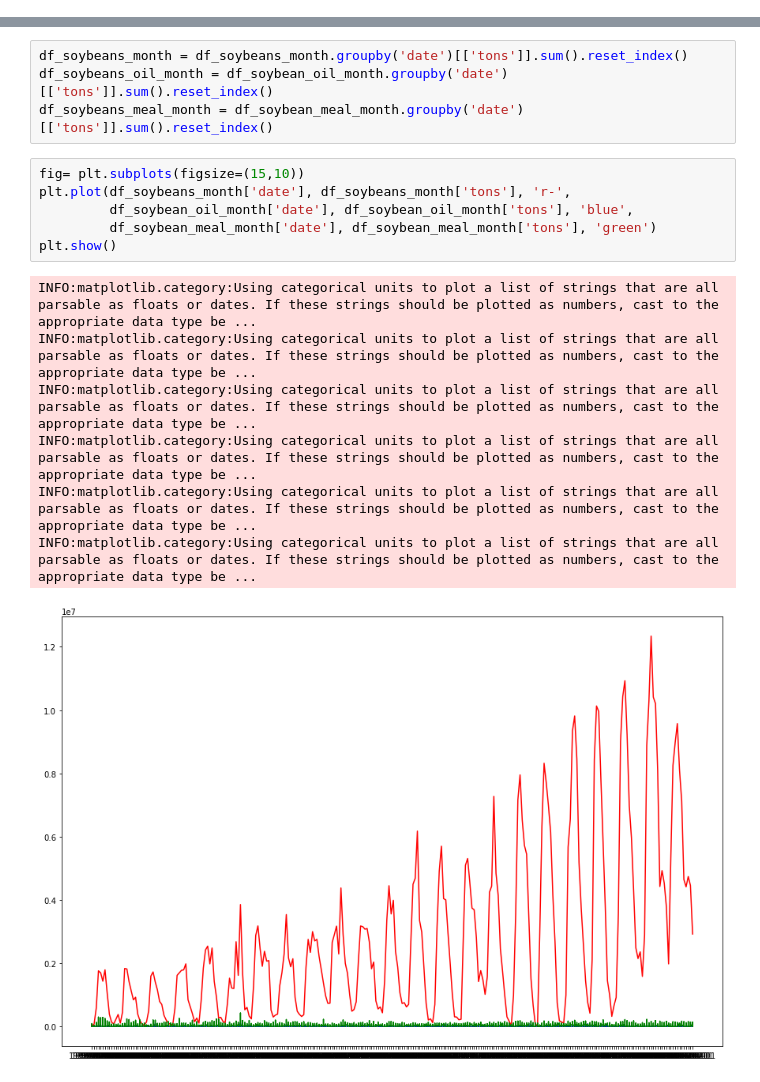
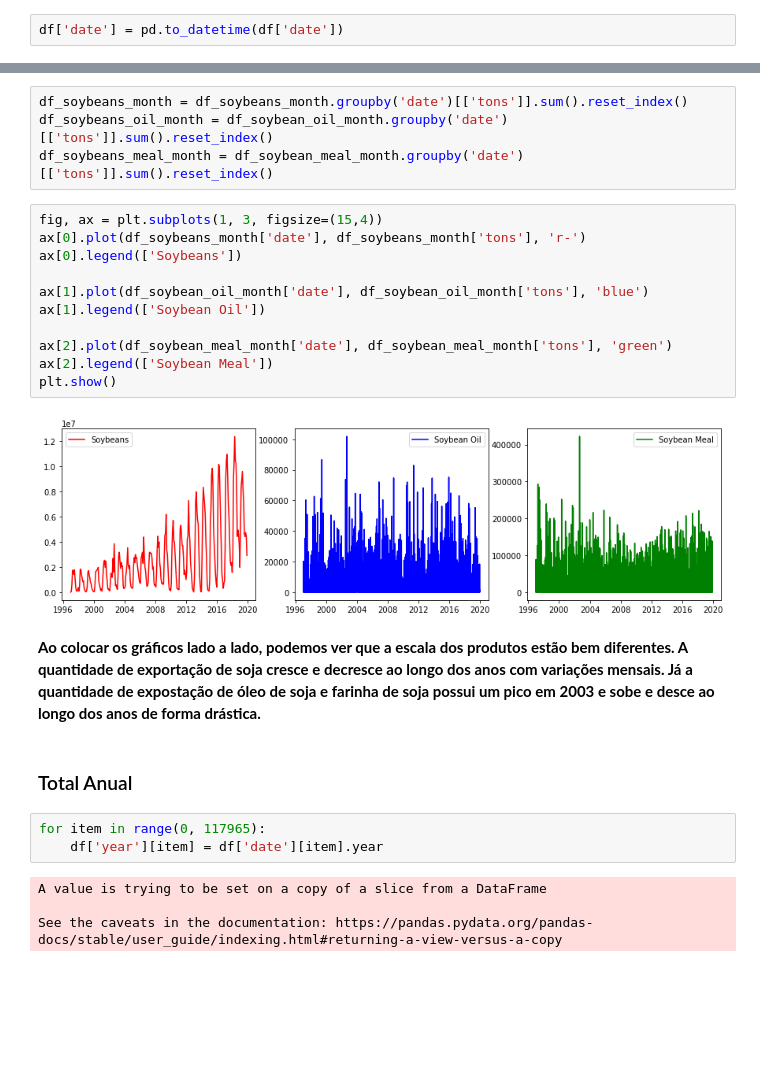
Before and after one commit to yguenka/4intelligence-Case, a Jupyter notebook: Data Analysis Skill Test.ipynb, the cells around one changed output, grey strips where cells are left out. Drawn from its saved outputs; the diff is of its cells as text; blank space fills up the shorter version.

```diff
--- a/Data Analysis Skill Test.ipynb
+++ b/Data Analysis Skill Test.ipynb
@@ -331,6 +333,8 @@ df
 | 117963 | 2019-12-01 | wheat | SP | Liberia | Export | Other | 0.025 | 50.0 |
 | 117964 | 2019-12-01 | wheat | SP | Marshall Islands | Export | Other | 0.010 | 85.0 |
 117965 rows × 8 columns
+# %%
+df['date'] = pd.to_datetime(df['date'])
 # %%
 df['product'].unique()
 # %% [output]
@@ -349,16 +355,26 @@ df_soybeans_month = df_soybeans_month.groupby('date')[['tons']].sum().reset_inde
 df_soybeans_oil_month = df_soybean_oil_month.groupby('date')[['tons']].sum().reset_index()
 df_soybeans_meal_month = df_soybean_meal_month.groupby('date')[['tons']].sum().reset_index()
 # %%
-fig= plt.subplots(figsize=(15,10))
-plt.plot(df_soybeans_month['date'], df_soybeans_month['tons'], 'r-',
-         df_soybean_oil_month['date'], df_soybean_oil_month['tons'], 'blue',
-         df_soybean_meal_month['date'], df_soybean_meal_month['tons'], 'green')
+fig, ax = plt.subplots(1, 3, figsize=(15,4))
+ax[0].plot(df_soybeans_month['date'], df_soybeans_month['tons'], 'r-')
+ax[0].legend(['Soybeans'])
+
+ax[1].plot(df_soybean_oil_month['date'], df_soybean_oil_month['tons'], 'blue')
+ax[1].legend(['Soybean Oil'])
+
+ax[2].plot(df_soybean_meal_month['date'], df_soybean_meal_month['tons'], 'green')
+ax[2].legend(['Soybean Meal'])
 plt.show()
 # %% [output]
-INFO:matplotlib.category:Using categorical units to plot a list of strings that are all parsable as floats or dates. If these strings should be plotted as numbers, cast to the appropriate data type be ...
-INFO:matplotlib.category:Using categorical units to plot a list of strings that are all parsable as floats or dates. If these strings should be plotted as numbers, cast to the appropriate data type be ...
-INFO:matplotlib.category:Using categorical units to plot a list of strings that are all parsable as floats or dates. If these strings should be plotted as numbers, cast to the appropriate data type be ...
-INFO:matplotlib.category:Using categorical units to plot a list of strings that are all parsable as floats or dates. If these strings should be plotted as numbers, cast to the appropriate data type be ...
-INFO:matplotlib.category:Using categorical units to plot a list of strings that are all parsable as floats or dates. If these strings should be plotted as numbers, cast to the appropriate data type be ...
-INFO:matplotlib.category:Using categorical units to plot a list of strings that are all parsable as floats or dates. If these strings should be plotted as numbers, cast to the appropriate data type be ...
-[figure, old version]
+[figure, new version]
+# %% [markdown]
+<b>Ao colocar os gráficos lado a lado, podemos ver que a escala dos produtos estão bem diferentes. A quantidade de exportação de soja cresce e decresce ao longo dos anos com variações mensais. Já a quantidade de expostação de óleo de soja e farinha de soja possui um pico em 2003 e sobe e desce ao longo dos anos de forma drástica.</b>
+# %% [markdown]
+### Total Anual
+# %%
+for item in range(0, 117965):
+    df['year'][item] = df['date'][item].year
+# %% [output]
+A value is trying to be set on a copy of a slice from a DataFrame
+
+See the caveats in the documentation: https://pandas.pydata.org/pandas-docs/stable/user_guide/indexing.html#returning-a-view-versus-a-copy
```
Also changed, not shown: parts of 7 cells of this notebook, 2 other files.
